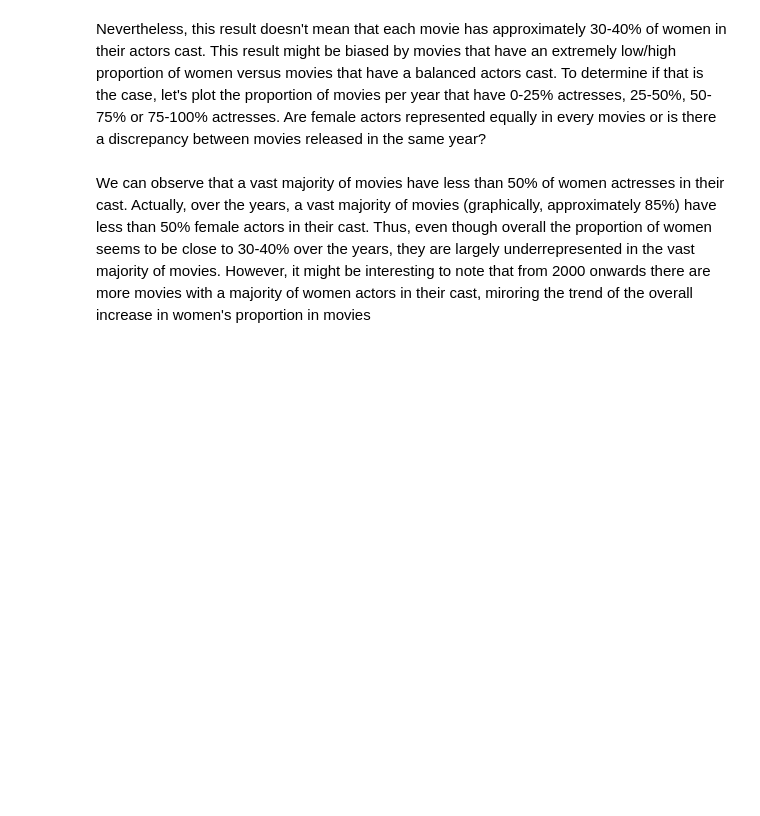
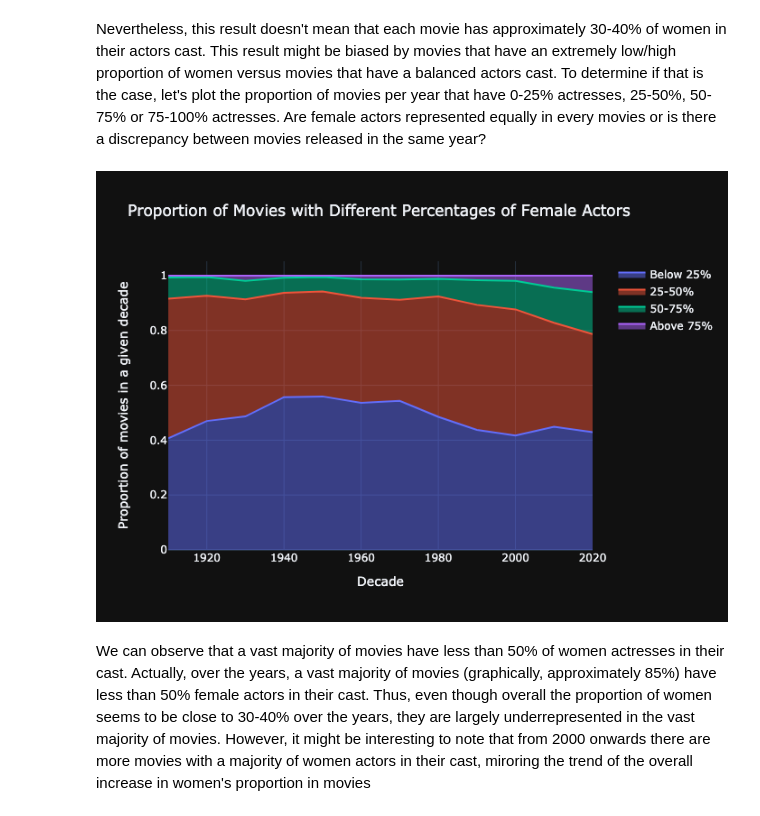
Before and after one commit to epfl-ada/ada-2023-project-badabob, a Jupyter notebook: Statistical_analysis_anabel.ipynb, the cells around one changed output. Saved outputs shown, nothing was run; the diff lists cells and outputs as text; code cells hidden in the pictures; blank space fills up the shorter version.

```diff
--- a/Statistical_analysis_anabel.ipynb
+++ b/Statistical_analysis_anabel.ipynb
@@ -189,34 +192,37 @@ for decade, proportions in female_proportions.groupby('decade'):
 # Extract unique decades
 unique_decades = female_proportions['decade'].unique()
 
 # Create traces for stack plot
 traces = []
 categories = ['Below 25%', '25-50%', '50-75%', 'Above 75%']
 data = [below_25_per_decade, quarter_50_per_decade, half_75_per_decade, above_75_per_decade]
 
 for i, category in enumerate(categories):
     trace = go.Scatter(
         x=unique_decades,
         y=data[i],
         mode='lines',
         stackgroup='one',
         name=category
     )
     traces.append(trace)
 
 # Create layout
 layout = go.Layout(
     title='Proportion of Movies with Different Percentages of Female Actors',
     xaxis=dict(title='Decade'),
     yaxis=dict(title='Proportion of movies in a given decade'),
     legend=dict(x=1.05, y=1, traceorder='normal', orientation='v')
 )
 
 # Create figure
 fig = go.Figure(data=traces, layout=layout)
 
 # Show the interactive plot
-fig.show()
+fig.write_html("Proportion of Movies with Different Percentages of Female Actors", auto_open=True)
+fig.show("png")
+# %% [output]
+[figure, added]
 # %% [markdown]
 We can observe that a vast majority of movies have less than 50% of women actresses in their cast. Actually, over the years, a vast majority of movies (graphically, approximately 85%) have less than 50% female actors in their cast. Thus, even though overall the proportion of women seems to be close to 30-40% over the years, they are largely underrepresented in the vast majority of movies.
 However, it might be interesting to note that from 2000 onwards there are more movies with a majority of women actors in their cast, miroring the trend of the overall increase in women's proportion in movies
```
Also changed, not shown: parts of 6 cells of this notebook.
